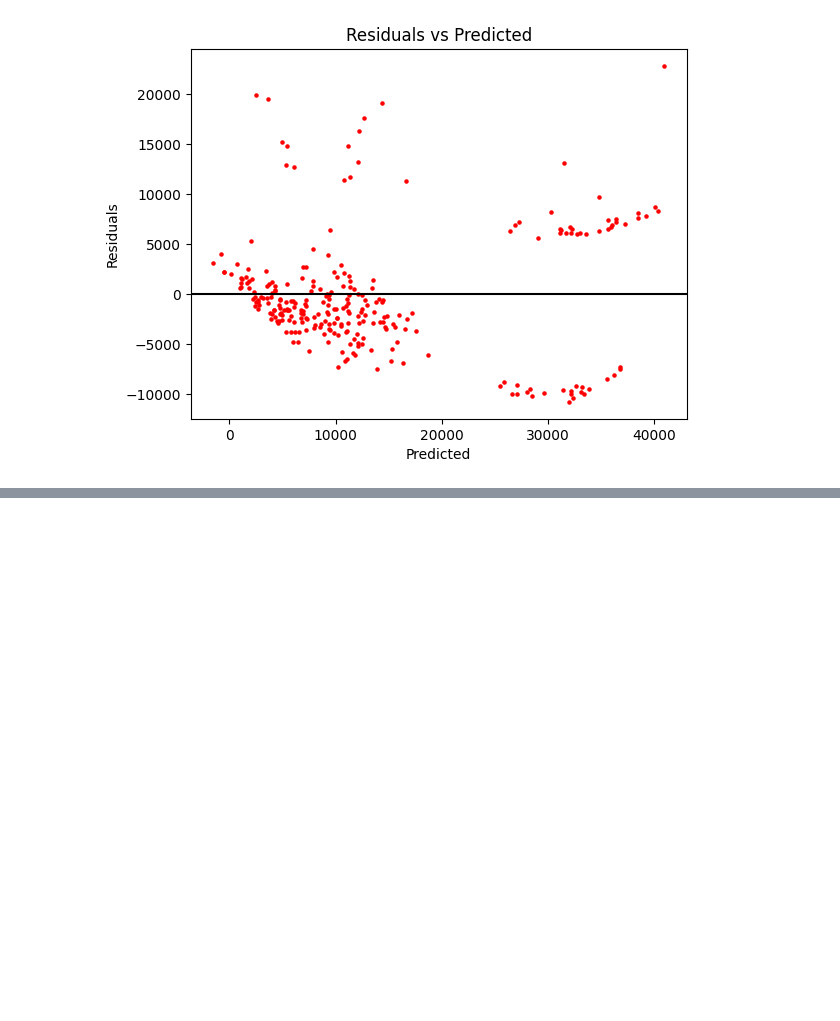
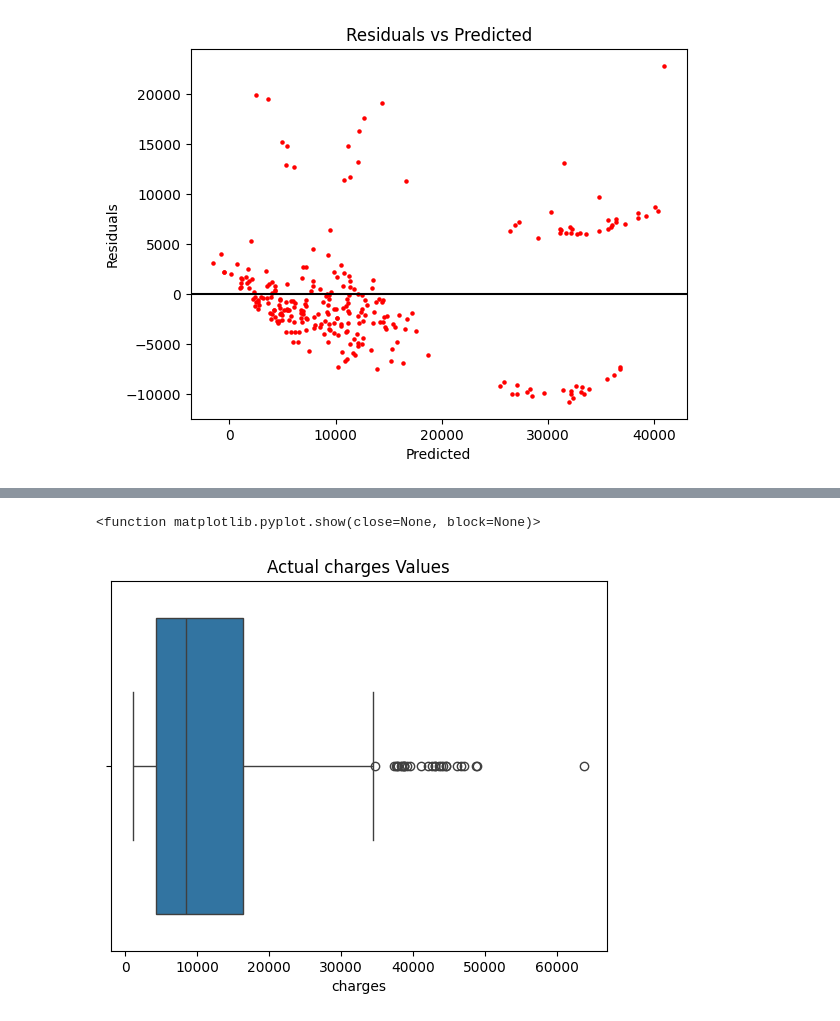
Before and after one commit to M0hamed-ehab/ML-Project, a Jupyter notebook: Models/numerical_linear_regression.ipynb, the cells around one changed output, grey strips where cells are left out. Cells and saved outputs as stored; diff of their text form; code cells hidden in the pictures; blank space fills up the shorter version.

```diff
--- a/Models/numerical_linear_regression.ipynb
+++ b/Models/numerical_linear_regression.ipynb
@@ -176,3 +176,7 @@ plt.title("Residuals vs Predicted")
 plt.show()
 # %% [output]
 [figure]
+# %%
+df_test = pd.DataFrame(y_test)
+df_pred = pd.DataFrame(y_pred)
+df_pred.info()
@@ -178,0 +192,8 @@ plt.show()
+# %%
+import seaborn as sns
+sns.boxplot(x= df_test["charges"])
+plt.title('Actual charges Values')
+plt.show
+# %% [output]
+<function matplotlib.pyplot.show(close=None, block=None)>
+[figure, added]
```
Also changed, not shown: parts of 3 cells of this notebook, 1 other file.
